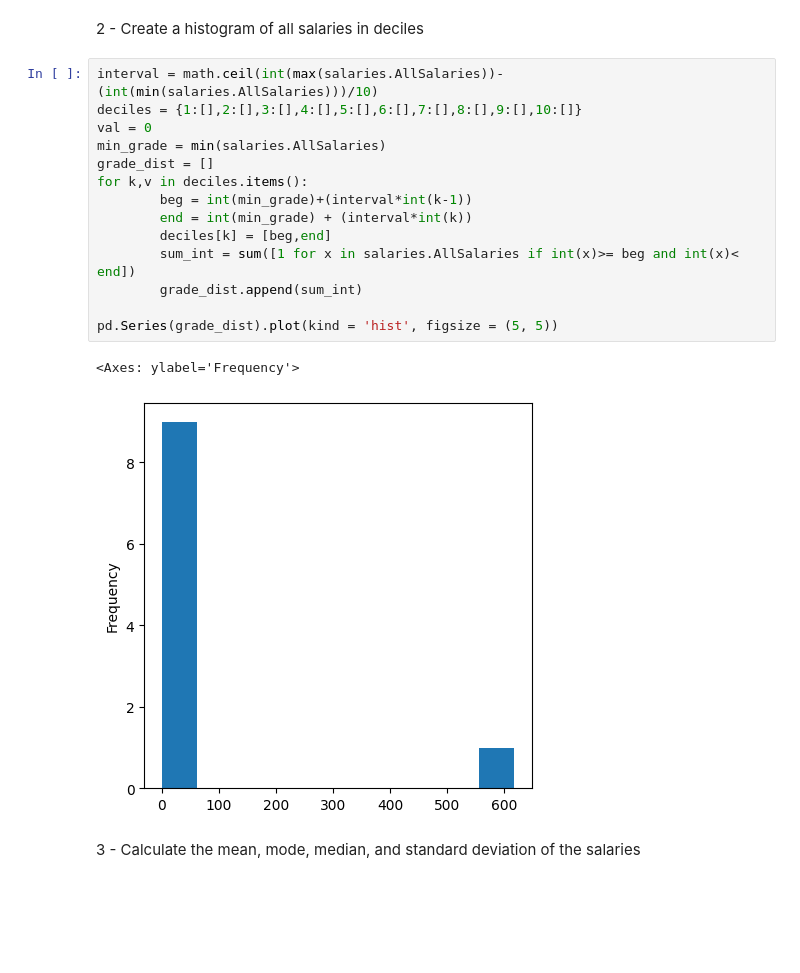
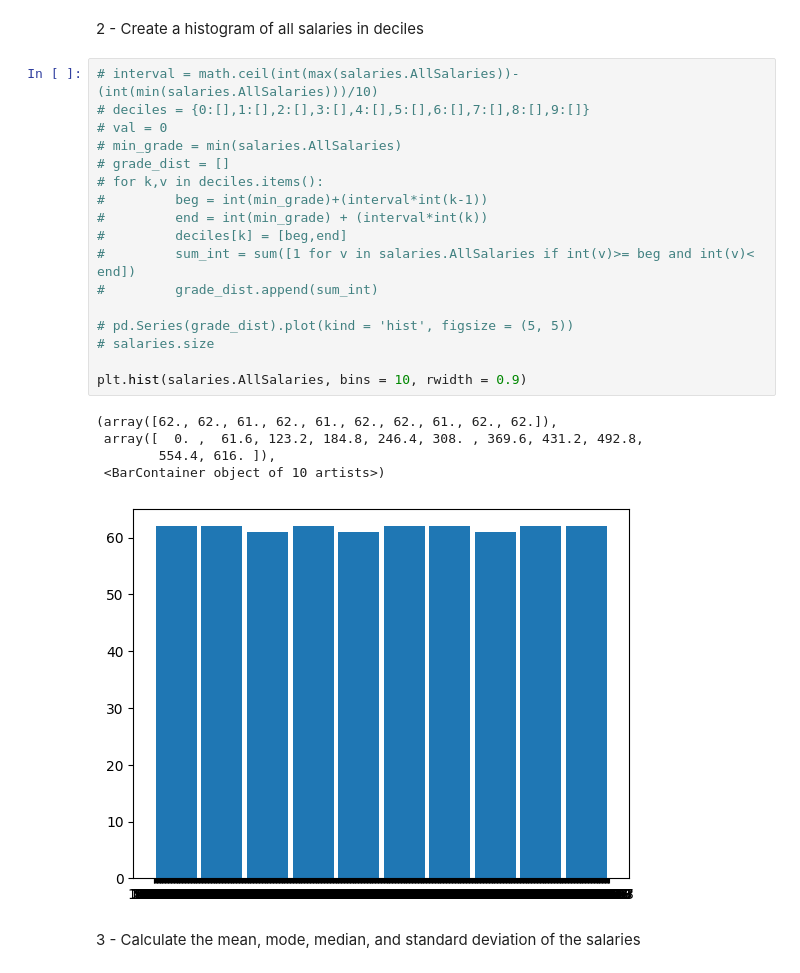
Before and after one commit to BrennanStopnik/401_work, a Jupyter notebook: Data_Science_Final/Stopnik_Brennan_DATASCIENCE_CAPSTONE_202306.ipynb, the cells around one changed output. Saved outputs shown, nothing was run; the diff lists cells and outputs as text; blank space fills up the shorter version.

```diff
--- a/Data_Science_Final/Stopnik_Brennan_DATASCIENCE_CAPSTONE_202306.ipynb
+++ b/Data_Science_Final/Stopnik_Brennan_DATASCIENCE_CAPSTONE_202306.ipynb
@@ -886,22 +661,28 @@ See the caveats in the documentation: https://pandas.pydata.org/pandas-docs/stab
 # %% [markdown]
 2 - Create a histogram of all salaries in deciles
 # %%
-interval = math.ceil(int(max(salaries.AllSalaries))-(int(min(salaries.AllSalaries)))/10)
-deciles = {1:[],2:[],3:[],4:[],5:[],6:[],7:[],8:[],9:[],10:[]}
-val = 0
-min_grade = min(salaries.AllSalaries)
-grade_dist = []
-for k,v in deciles.items():
-        beg = int(min_grade)+(interval*int(k-1))
-        end = int(min_grade) + (interval*int(k))
-        deciles[k] = [beg,end]
-        sum_int = sum([1 for x in salaries.AllSalaries if int(x)>= beg and int(x)< end])
-        grade_dist.append(sum_int)
+# interval = math.ceil(int(max(salaries.AllSalaries))-(int(min(salaries.AllSalaries)))/10)
+# deciles = {0:[],1:[],2:[],3:[],4:[],5:[],6:[],7:[],8:[],9:[]}
+# val = 0
+# min_grade = min(salaries.AllSalaries)
+# grade_dist = []
+# for k,v in deciles.items():
+#         beg = int(min_grade)+(interval*int(k-1))
+#         end = int(min_grade) + (interval*int(k))
+#         deciles[k] = [beg,end]
+#         sum_int = sum([1 for v in salaries.AllSalaries if int(v)>= beg and int(v)< end])
+#         grade_dist.append(sum_int)
 
-pd.Series(grade_dist).plot(kind = 'hist', figsize = (5, 5))
+# pd.Series(grade_dist).plot(kind = 'hist', figsize = (5, 5))
+# salaries.size
+
+plt.hist(salaries.AllSalaries, bins = 10, rwidth = 0.9)
 # %% [output]
-<Axes: ylabel='Frequency'>
+(array([62., 62., 61., 62., 61., 62., 62., 61., 62., 62.]),
+ array([  0. ,  61.6, 123.2, 184.8, 246.4, 308. , 369.6, 431.2, 492.8,
+        554.4, 616. ]),
+ <BarContainer object of 10 artists>)
-[figure, old version]
+[figure, new version]
 # %% [markdown]
 3 - Calculate the mean, mode, median, and standard deviation of the salaries
 # %%
```
Also changed, not shown: parts of 35 cells of this notebook, 1 other file.
